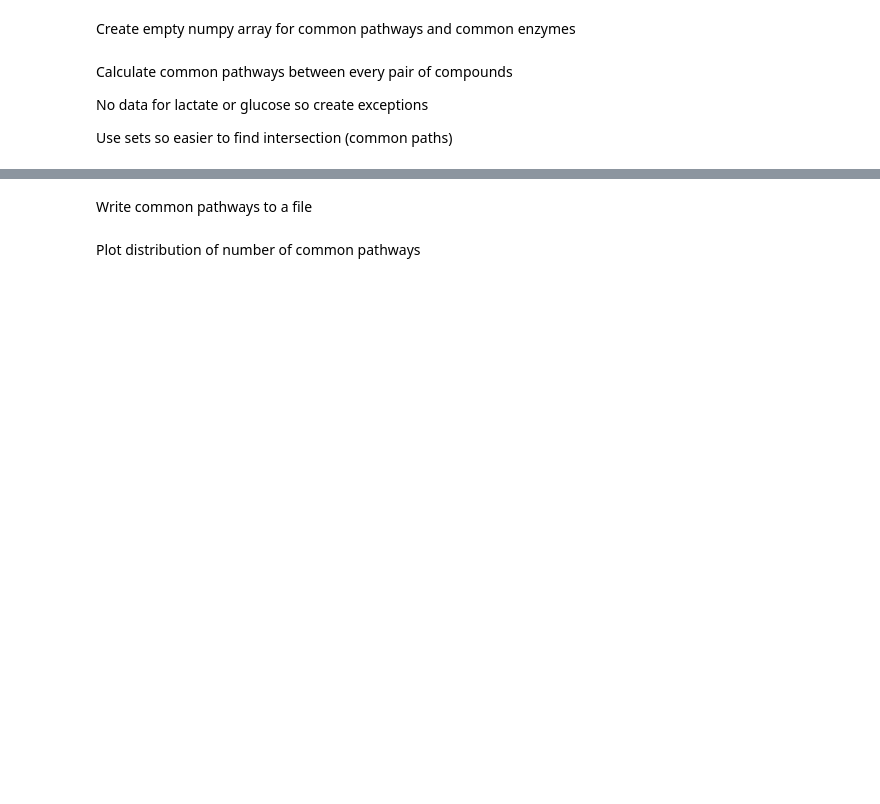
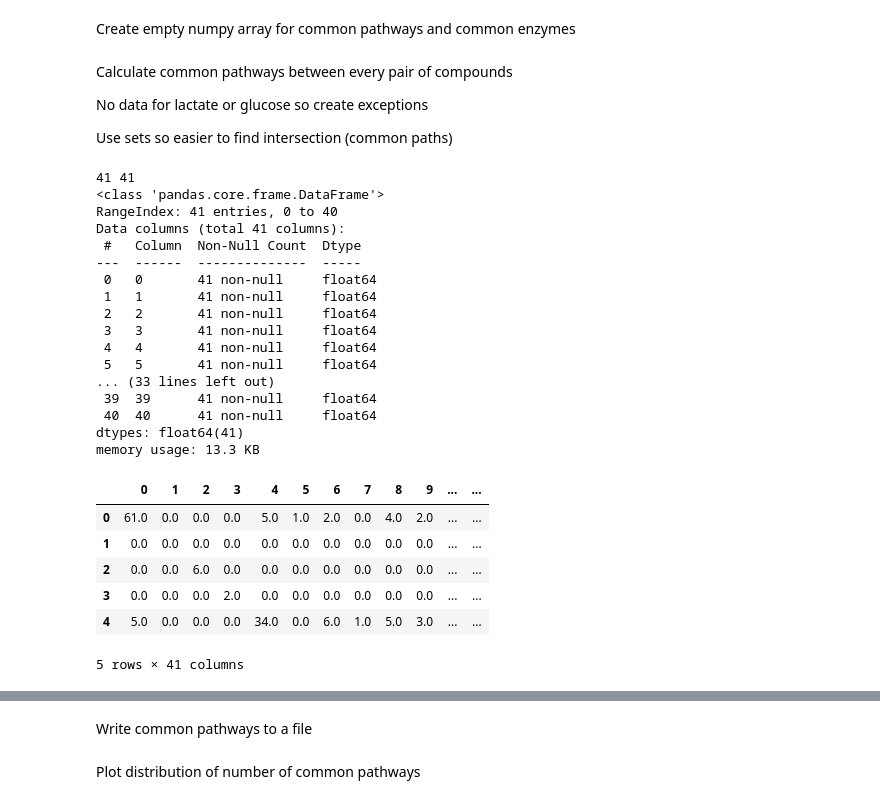
Before and after one commit to jp-cranfield/bioSOM, a Jupyter notebook: GetBiologicalData.ipynb, the cells around one changed output, grey strips where cells are left out. Drawn from its saved outputs; the diff is of its cells as text; code cells hidden in the pictures; blank space fills up the shorter version.

```diff
--- a/GetBiologicalData.ipynb
+++ b/GetBiologicalData.ipynb
@@ -59,7 +59,7 @@ compounds
 # %% [markdown]
 Create empty numpy array for common pathways and common enzymes
 # %%
-rows, cols = (len(compounds)-1, len(compounds)-1)
+rows, cols = (len(compounds), len(compounds))
 common_pathways = pd.DataFrame(np.zeros((rows, cols)))
 common_enzymes = pd.DataFrame(np.zeros((rows, cols)))
 # %% [markdown]
@@ -69,16 +69,46 @@ No data for lactate or glucose so create exceptions
 
 Use sets so easier to find intersection (common paths)
 # %%
-exceptions = {'LACTATE', 'GLUCOSE'}
+exceptions = {'LACTATE', 'GLUCOSE', 'FOLATES'}
+print(rows, cols)
 for row in range(0, rows):
     for column in range(0, cols):
+        if (row == cols):
+            common_pathways[row][cols] = 0
         if compounds[column] in exceptions:
             common_pathways[row][column] = 0
             continue
         if compounds[row] in exceptions:
             common_pathways[row][column] = 0
             continue
         row_paths = set(ara.pathways_of_compound(compounds[row]))
         col_paths = set(ara.pathways_of_compound(compounds[column]))
         common_paths = row_paths.intersection(col_paths)
         common_pathways[row][column] = len(common_paths)
+common_pathways.info()
+common_pathways.head(5)
+# %% [output]
+41 41
+<class 'pandas.core.frame.DataFrame'>
+RangeIndex: 41 entries, 0 to 40
+Data columns (total 41 columns):
+ #   Column  Non-Null Count  Dtype
+---  ------  --------------  -----
+ 0   0       41 non-null     float64
+ 1   1       41 non-null     float64
+ 2   2       41 non-null     float64
+ 3   3       41 non-null     float64
+ 4   4       41 non-null     float64
+ 5   5       41 non-null     float64
+... (33 lines left out)
+ 39  39      41 non-null     float64
+ 40  40      41 non-null     float64
+dtypes: float64(41)
+memory usage: 13.3 KB
+|  | 0 | 1 | 2 | 3 | 4 | 5 | 6 | 7 | 8 | 9 | ... | ... |
+| 0 | 61.0 | 0.0 | 0.0 | 0.0 | 5.0 | 1.0 | 2.0 | 0.0 | 4.0 | 2.0 | ... | ... |
+| 1 | 0.0 | 0.0 | 0.0 | 0.0 | 0.0 | 0.0 | 0.0 | 0.0 | 0.0 | 0.0 | ... | ... |
+| 2 | 0.0 | 0.0 | 6.0 | 0.0 | 0.0 | 0.0 | 0.0 | 0.0 | 0.0 | 0.0 | ... | ... |
+| 3 | 0.0 | 0.0 | 0.0 | 2.0 | 0.0 | 0.0 | 0.0 | 0.0 | 0.0 | 0.0 | ... | ... |
+| 4 | 5.0 | 0.0 | 0.0 | 0.0 | 34.0 | 0.0 | 6.0 | 1.0 | 5.0 | 3.0 | ... | ... |
+5 rows × 41 columns
```
Also changed, not shown: parts of 6 cells of this notebook, 2 other files.
